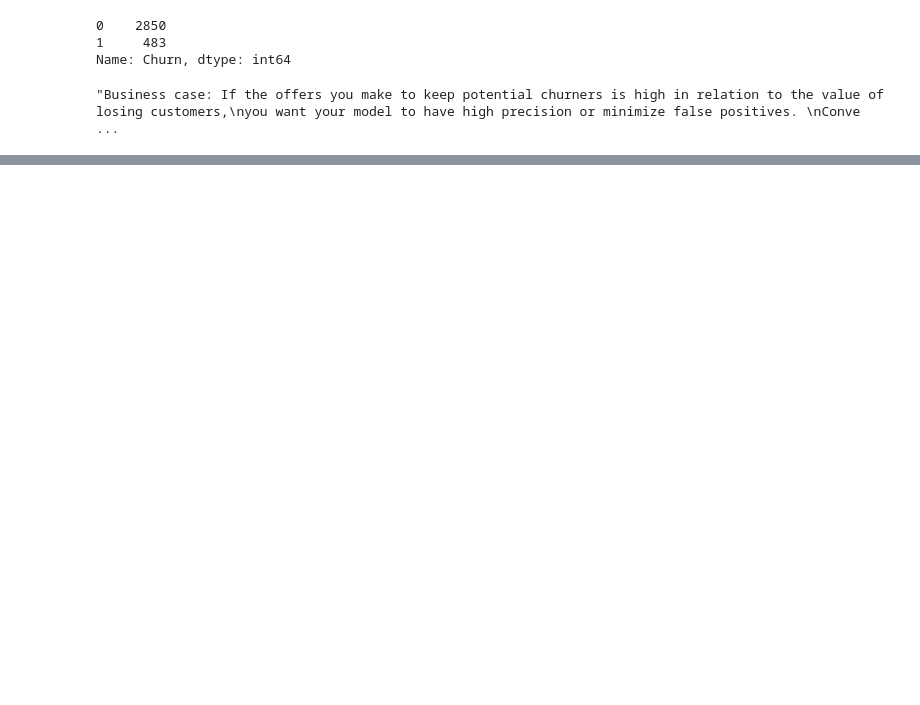
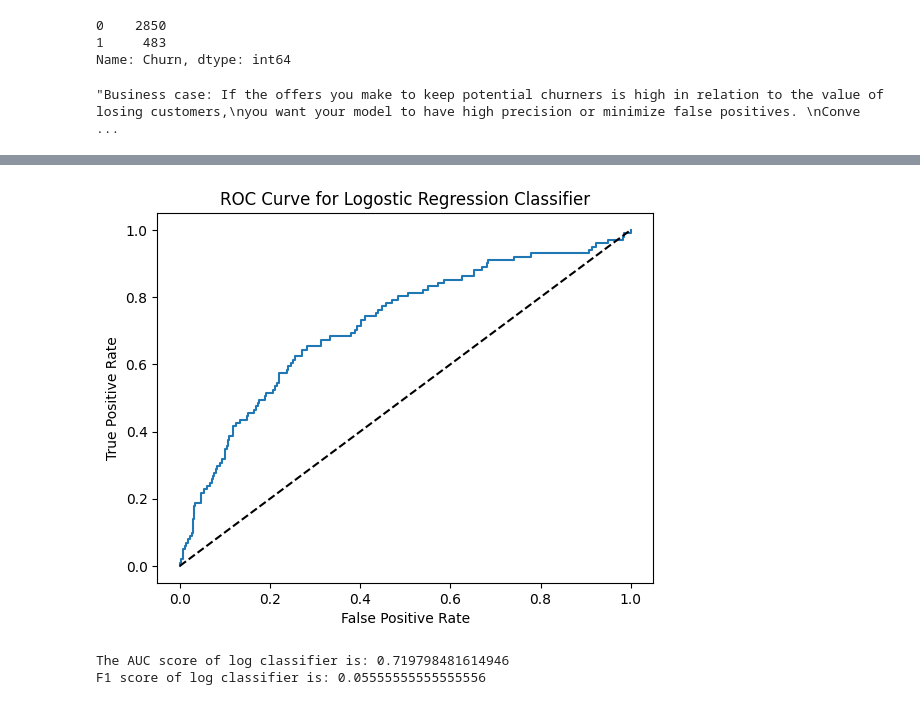
Before and after one commit to der-amit/churn_analytics, a Jupyter notebook: predict_churn.ipynb, the cells around one changed output, grey strips where cells are left out. Saved outputs shown, nothing was run; the diff lists cells and outputs as text; code cells hidden in the pictures; blank space fills up the shorter version.

```diff
--- a/predict_churn.ipynb
+++ b/predict_churn.ipynb
@@ -402,0 +406,24 @@ Precision score for RFC is: 0.9333333333333333
+# %%
+#Generate probabilities using sklearn
+
+y_pred_log_proba = clf.predict_proba(X_test)[:,1]
+# %%
+from sklearn.metrics import roc_curve, roc_auc_score, f1_score
+
+fpr, tpr, threshold = roc_curve(y_test, y_pred_log_proba)
+# %%
+plt.plot(fpr, tpr)
+plt.title("ROC Curve for Logostic Regression Classifier")
+plt.xlabel("False Positive Rate")
+plt.ylabel("True Positive Rate")
+plt.plot([0,1],[0,1], "k--")
+plt.show()
+# %% [output]
+[figure, added]
+# %%
+#Printing the AUC score and f1 score
+print(f'The AUC score of log classifier is: {roc_auc_score(y_test, y_pred_log_proba)}')
+print(f'F1 score of log classifier is: {f1_score(y_test, y_pred_log)}')
+# %% [output]
+The AUC score of log classifier is: 0.719798481614946
+F1 score of log classifier is: 0.05555555555555556
```
Also changed, not shown: parts of 4 cells of this notebook.
